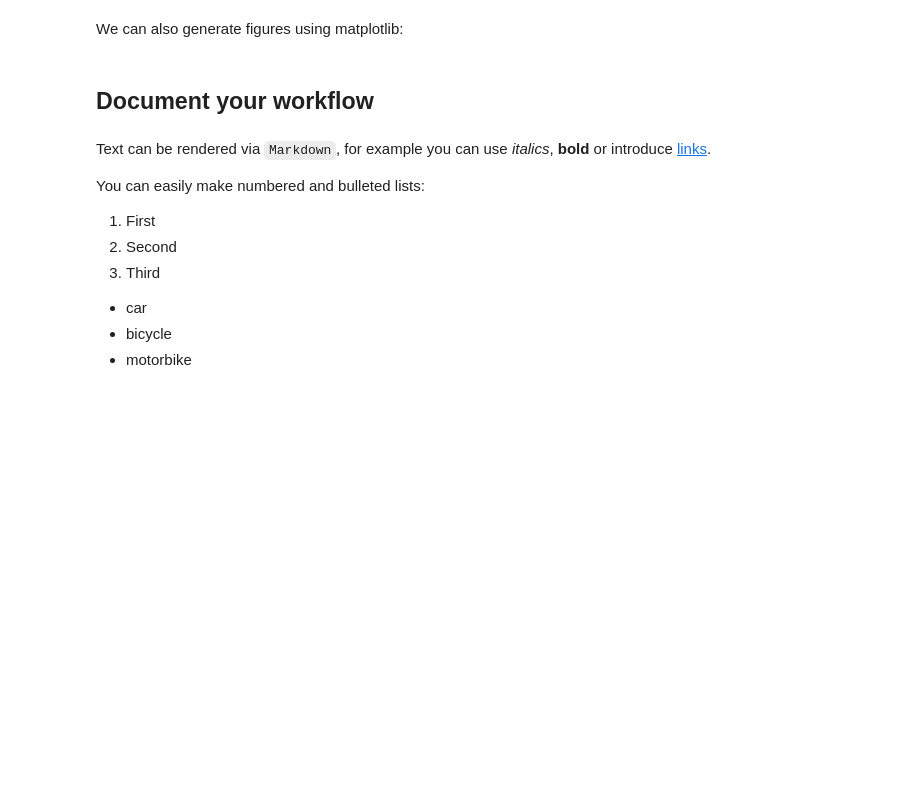
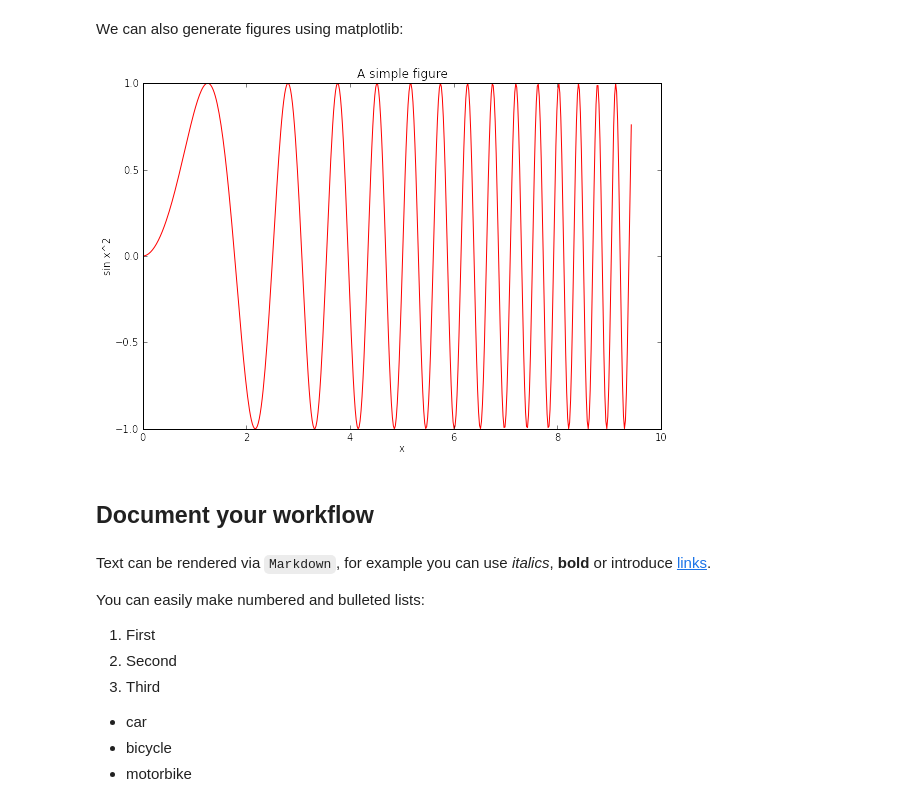
Before and after one commit to MISTLab/NotebookTutorial, a Jupyter notebook: IPython_Workshop.ipynb, the cells around one changed output. Saved outputs shown, nothing was run; the diff lists cells and outputs as text; code cells hidden in the pictures; blank space fills up the shorter version.

```diff
--- a/IPython_Workshop.ipynb
+++ b/IPython_Workshop.ipynb
@@ -236,16 +290,18 @@ We can also generate figures using matplotlib:
 # %%
 %matplotlib inline
 import numpy as np
 import matplotlib.pyplot as plt
 
 x = np.linspace(0, 3*np.pi, 500)
 y = np.sin(x**2)
 fig = plt.figure()
 axes = fig.add_axes([0.1, 0.1, 0.8, 0.8])
 axes.plot(x, y, 'r')
 axes.set_xlabel('x')
 axes.set_ylabel('sin x^2')
-axes.set_title('A simpple figure');
+axes.set_title('A simple figure');
+# %% [output]
+[figure, added]
 # %% [markdown]
 ## Document your workflow
 # %% [markdown]
```
Also changed, not shown: parts of 35 cells of this notebook.
